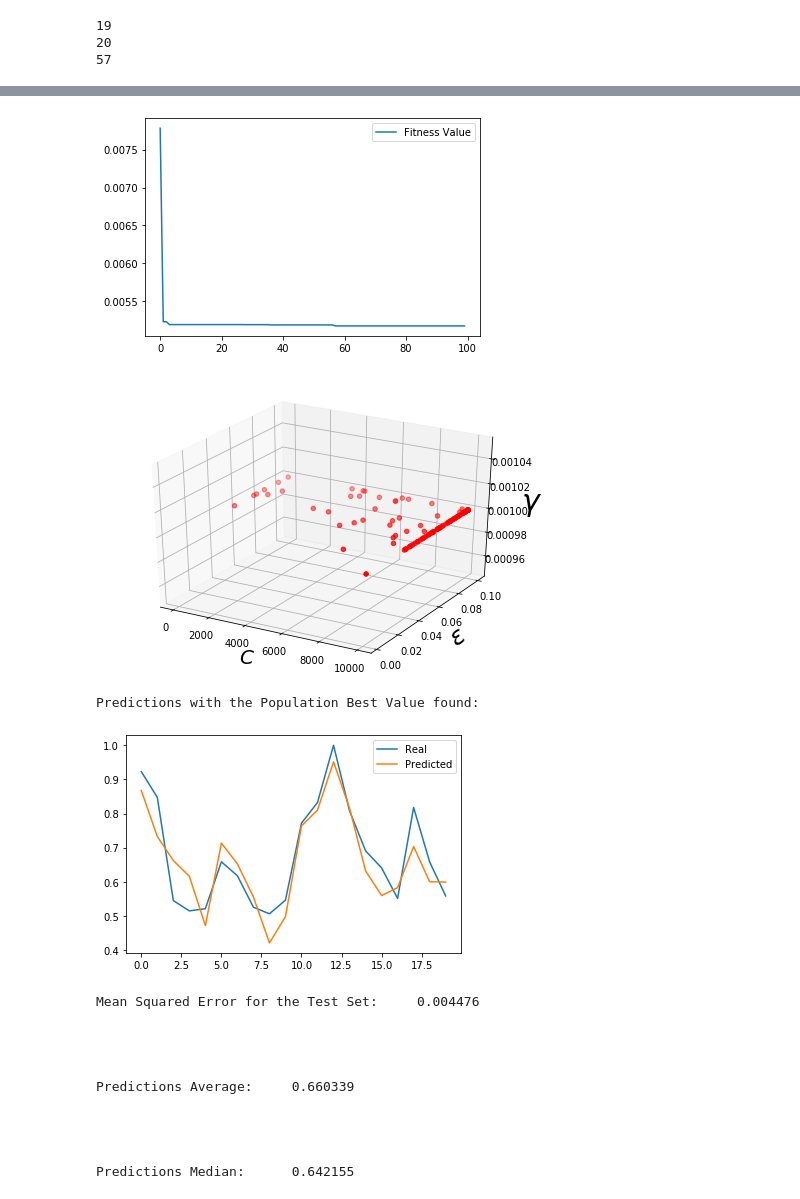
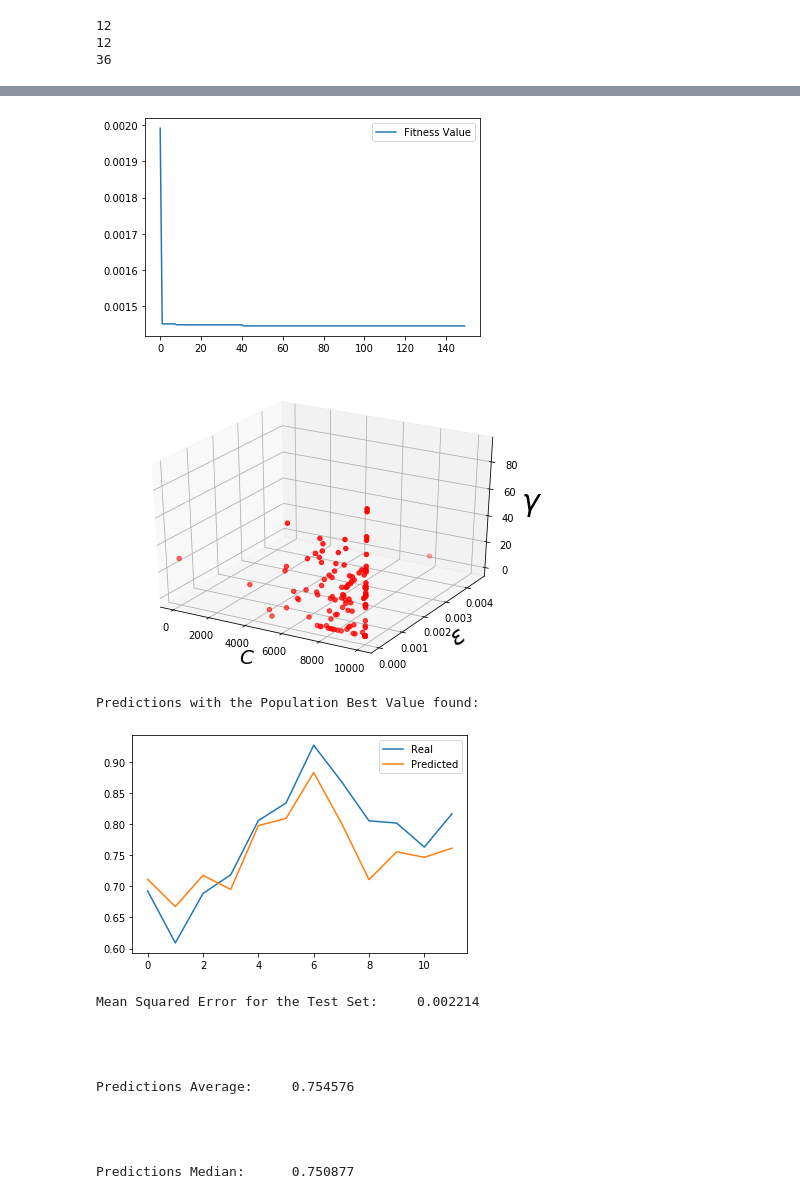
Before and after one commit to rbbh/Forecasting-Time-Series-with-Algorithm-Ensembling, a Jupyter notebook: SVR_+_PSO.ipynb, the cells around one changed output, grey strips where cells are left out. Drawn from its saved outputs; the diff is of its cells as text; code cells hidden in the pictures.

Commit message:
Updated tests with "Deaths USA" data base.

```diff
--- a/SVR_+_PSO.ipynb
+++ b/SVR_+_PSO.ipynb
@@ -21,9 +21,9 @@ import pandas as pd
 
 #data = pd.read_csv(io.BytesIO(uploaded['airlines2.txt']))
 #data = pd.read_csv(io.BytesIO(uploaded['DadosONS.txt']))
-data = pd.read_csv(io.BytesIO(uploaded['carsales.txt']))
+#data = pd.read_csv(io.BytesIO(uploaded['carsales.txt']))
 #data = pd.read_csv(io.BytesIO(uploaded['coloradoRiver.txt']))
-#data = pd.read_csv(io.BytesIO(uploaded['accidentalDeathUSA.txt']))
+data = pd.read_csv(io.BytesIO(uploaded['accidentalDeathUSA.txt']))
 #data = pd.read_csv(io.BytesIO(uploaded['electric.txt']))
 #data = pd.read_csv(io.BytesIO(uploaded['gas.txt']))
 #data = pd.read_csv(io.BytesIO(uploaded['lakeerie.txt']))
@@ -87,9 +87,9 @@ print(len(y_val))
 print(len(y_test))
 print(len(y_train))
 # %% [output]
-19
-20
-57
+12
+12
+36
 # %%
 def pso(n_particles, iterations, dimensions, inertia):
 
@@ -299,5 +299,5 @@ def evaluate(predictions):
     print('\n')
     print('\n')
 # %%
-pso(120, 100, 3, 1)
+pso(120, 150, 3, 1)
 # %% [output]
@@ -322,16 +322,16 @@ SVR(C=10000.0, cache_size=200, coef0=0.0, degree=3, epsilon=0.0735685382669849,
-[figure, old version]
+[figure, new version]
-[figure, old version]
+[figure, new version]
 Predictions with the Population Best Value found:
-[figure, old version]
+[figure, new version]
-Mean Squared Error for the Test Set:     0.004476
+Mean Squared Error for the Test Set:     0.002214
 
 
 
 
-Predictions Average:     0.660339
+Predictions Average:     0.754576
 
 
 
 
-Predictions Median:      0.642155
+Predictions Median:      0.750877
 # %%
```
Also changed, not shown: parts of 8 cells of this notebook.
